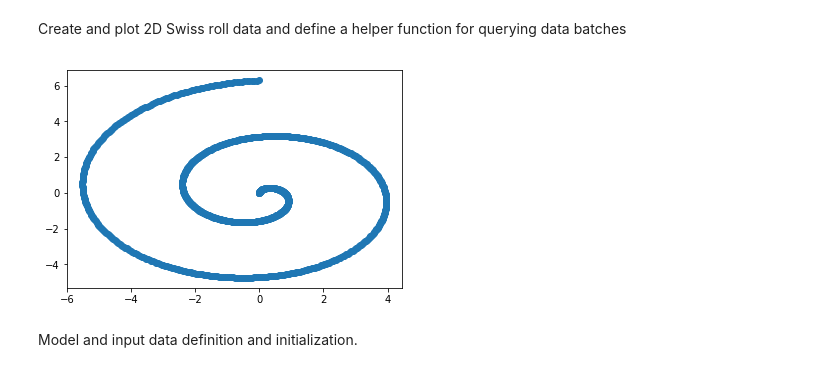
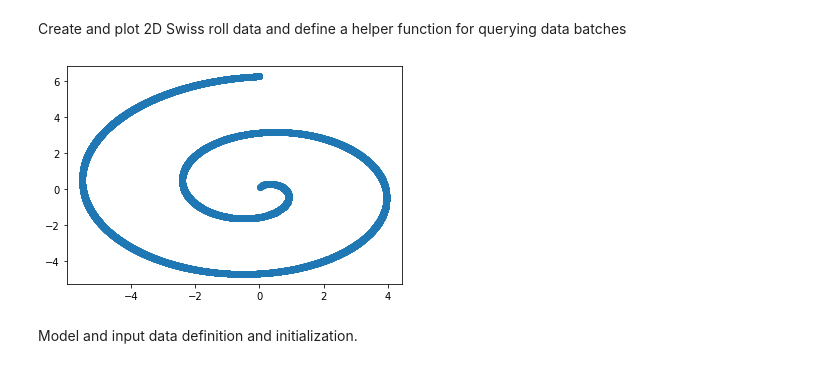
Before and after one commit to PerttuHamalainen/DRMM, a Jupyter notebook: Tutorial_Swissroll.ipynb, the cells around one changed output. Saved outputs shown, nothing was run; the diff lists cells and outputs as text; code cells hidden in the pictures.

Commit message:
Colab tutorial code clean-up and training printout fix

```diff
--- a/Tutorial_Swissroll.ipynb
+++ b/Tutorial_Swissroll.ipynb
@@ -39,14 +49,19 @@ sess=tf.Session()
 # %% [markdown]
 Create and plot 2D Swiss roll data and define a helper function for querying data batches
 # %%
-angles=np.reshape(np.linspace(0,4.0*np.pi,nTrainingData),[-1,1])
-data=0.5*angles*np.concatenate([np.sin(angles),np.cos(angles)],axis=1)
+x=[]
+maxAngle=4.0*np.pi
+for angle in np.arange(0,maxAngle,0.001):
+    p=angle/maxAngle
+    if np.random.uniform(0,1)<p:
+        x.append(np.reshape(0.5*angle*np.array([np.sin(angle),np.cos(angle)]),[1,2]))
+data=np.concatenate(x)
 pp.scatter(data[:,0],data[:,1])
 
 def getDataBatch(nBatch):
     return data[np.random.randint(data.shape[0], size=nBatch),:]
 # %% [output]
-[figure, old version]
+[figure, new version]
 # %% [markdown]
 Model and input data definition and initialization.
 # %%
```
Also changed, not shown: parts of 8 cells of this notebook.
